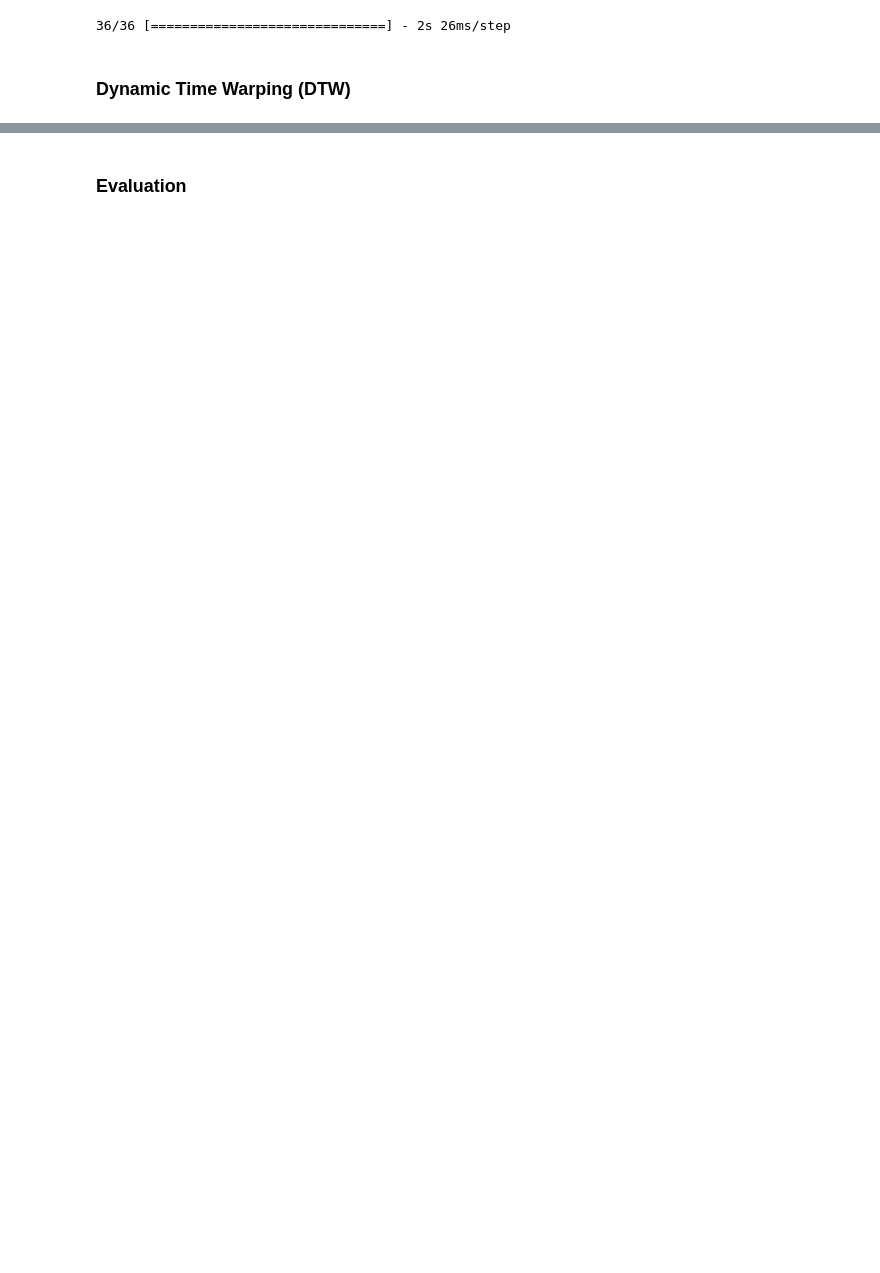
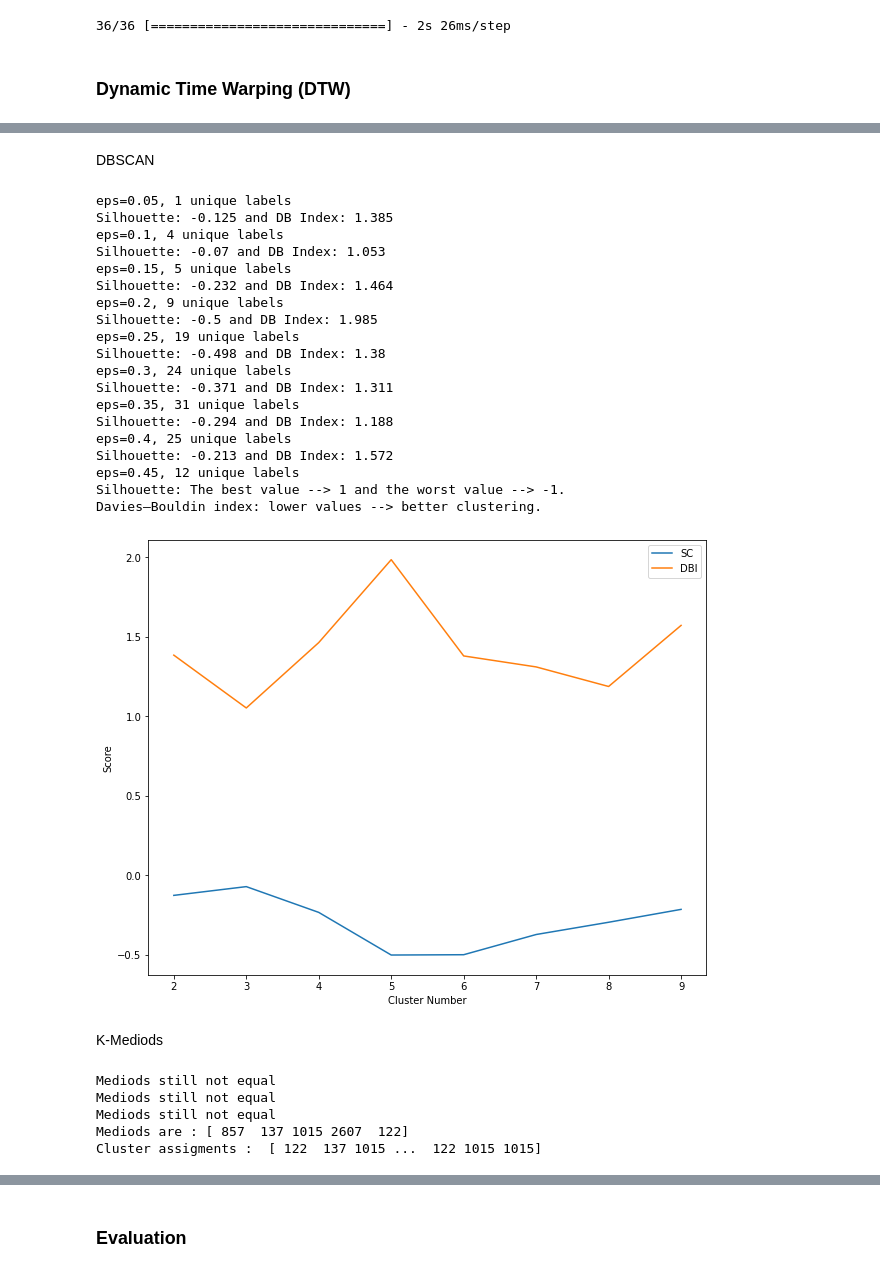
Before and after one commit to xygxue/master_thesis, a Jupyter notebook: clustering.ipynb, the cells around one changed output, grey strips where cells are left out. Saved outputs shown, nothing was run; the diff lists cells and outputs as text; code cells hidden in the pictures; blank space fills up the shorter version.

```diff
--- a/clustering.ipynb
+++ b/clustering.ipynb
@@ -6,7 +8,6 @@ drive.mount('/content/gdrive', force_remount=False)
 # %%
 my_drive_path = '/content/gdrive/MyDrive/'
 dataset_path = my_drive_path + 'FSFM/master_thesis/data/'
-dataset_path = '../data/'
 # %%
 import pandas as pd
 import numpy as np
@@ -74,6 +72,17 @@ def scatter_plot(X, labels, model_name):
                        marker=dict(color=labels, line_width=0.1),
                        name=model_name)
   return scatter
+
+def plot_cluster_tuning(sil_list, db_index_list):
+  plt.figure(figsize=(10,8))
+  x_axis = list(range(2, 10))
+  plt.plot(x_axis, sil_list, label=f'SC')
+  plt.plot(x_axis, db_index_list, label=f'DBI')
+  plt.xlabel("Cluster Number")
+  plt.ylabel("Score")
+  plt.legend()
+  print("Silhouette: The best value --> 1 and the worst value --> -1.")
+  print("Davies–Bouldin index: lower values --> better clustering.")
 # %% [markdown]
 ### *Client table*
 # %%
@@ -458,0 +456,47 @@ save('dtw_matrix.npy', np.array(distance_2d))
+# %%
+dtw_distance = np.load(dataset_path + 'clustering/dtw_matrix.npy')
+# %%
+# define min max scaler
+scaler = MinMaxScaler()
+# transform data
+scaled_dtw = scaler.fit_transform(dtw_distance)
+# %% [markdown]
+DBSCAN
+# %%
+dbs_sil_list = []
+dbs_db_index_list = []
+for eps in np.arange(0.05, 0.5, 0.05):
+  db_model = DBSCAN(metric='precomputed', eps=eps, min_samples=5)
+  dbscan_labels = db_model.fit_predict(scaled_dtw)
+  if len(set(dbscan_labels)) > 1:
+    dbs_score = cluster_score(dtw_distance, dbscan_labels)
+    dbs_sil_list.append(dbs_score[0])
+    dbs_db_index_list.append(dbs_score[1])
+    dbs_cluster_num = set(dbscan_labels)
+    print(f'Silhouette: {dbs_score[0]} and DB Index: {dbs_score[1]}')
+  print(f'eps={round(eps, 2)}, {len(set(dbscan_labels))} unique labels')
+
+plot_cluster_tuning(dbs_sil_list, dbs_db_index_list)
+# %% [output]
+eps=0.05, 1 unique labels
+Silhouette: -0.125 and DB Index: 1.385
+eps=0.1, 4 unique labels
+Silhouette: -0.07 and DB Index: 1.053
+eps=0.15, 5 unique labels
+Silhouette: -0.232 and DB Index: 1.464
+eps=0.2, 9 unique labels
+Silhouette: -0.5 and DB Index: 1.985
+eps=0.25, 19 unique labels
+Silhouette: -0.498 and DB Index: 1.38
+eps=0.3, 24 unique labels
+Silhouette: -0.371 and DB Index: 1.311
+eps=0.35, 31 unique labels
+Silhouette: -0.294 and DB Index: 1.188
+eps=0.4, 25 unique labels
+Silhouette: -0.213 and DB Index: 1.572
+eps=0.45, 12 unique labels
+Silhouette: The best value --> 1 and the worst value --> -1.
+Davies–Bouldin index: lower values --> better clustering.
+[figure, added]
+# %% [markdown]
+K-Mediods
@@ -458,0 +548,10 @@ save('dtw_matrix.npy', np.array(distance_2d))
+# %%
+kmed_clusters, curr_medoids = kmed_cluster(scaled_dtw, 5)
+print('Mediods are :', curr_medoids)
+print('Cluster assigments : ', kmed_clusters)
+# %% [output]
+Mediods still not equal
+Mediods still not equal
+Mediods still not equal
+Mediods are : [ 857  137 1015 2607  122]
+Cluster assigments :  [ 122  137 1015 ...  122 1015 1015]
```
Also changed, not shown: parts of 36 cells of this notebook.
